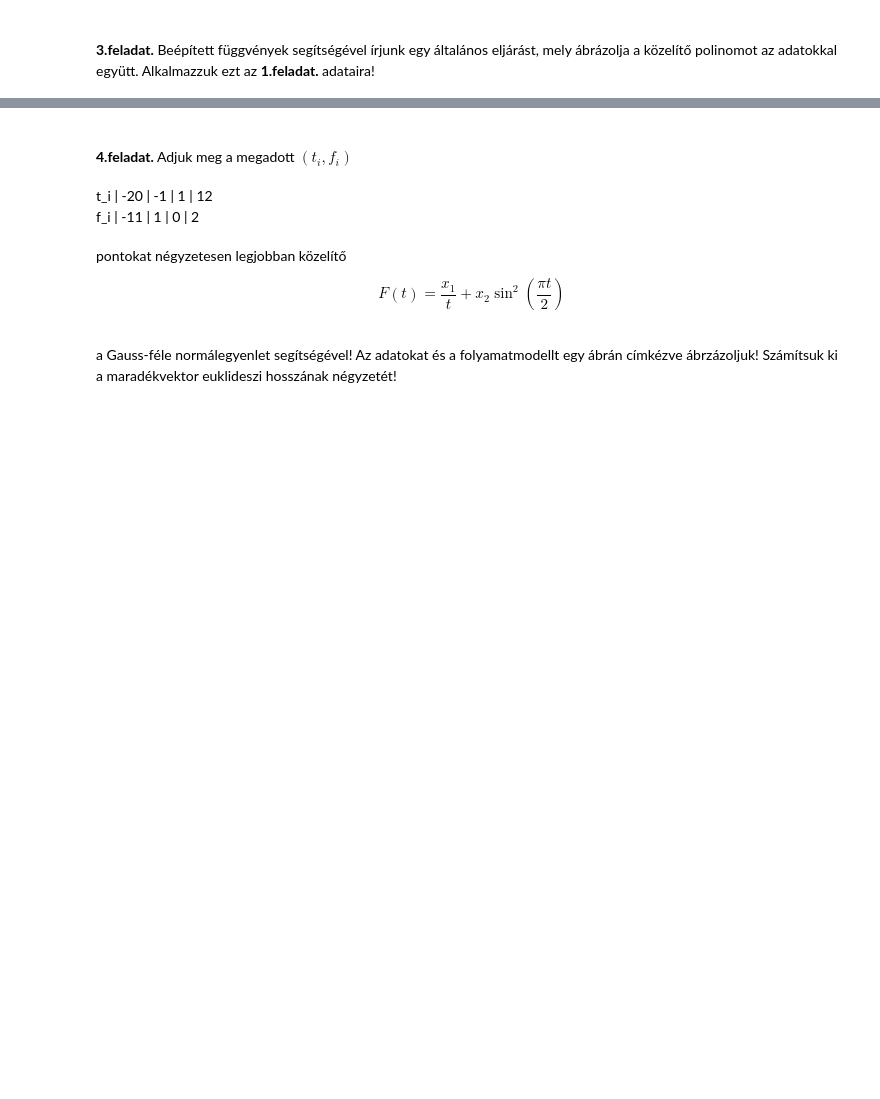
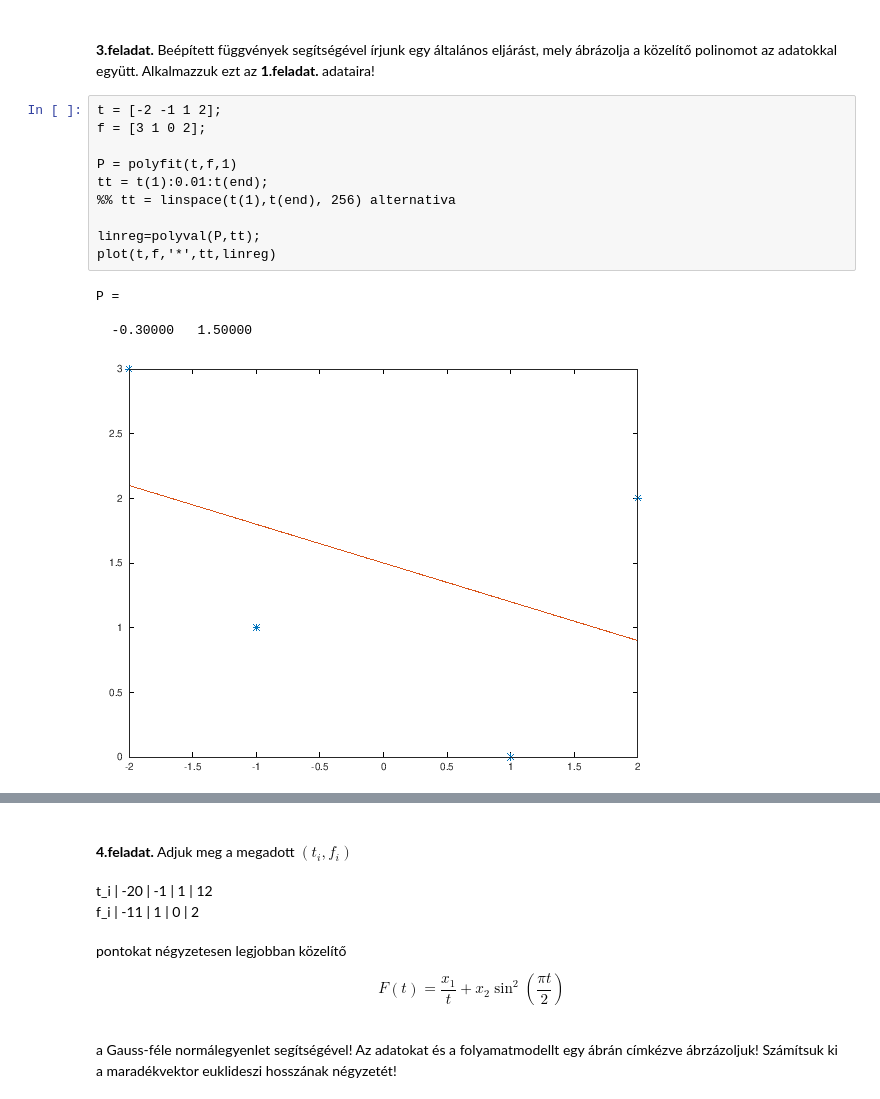
Before and after one commit to feipaat/NumerikusMatematika_DE, a Jupyter notebook: Gyakorlat/Blokk_3/5.feladatsor.ipynb, the cells around one changed output, grey strips where cells are left out. Saved outputs shown, nothing was run; the diff lists cells and outputs as text; blank space fills up the shorter version.

```diff
--- a/Gyakorlat/Blokk_3/5.feladatsor.ipynb
+++ b/Gyakorlat/Blokk_3/5.feladatsor.ipynb
@@ -37,3 +137,18 @@ J_parabola =  0.10000
 # %% [markdown]
 <br>
 <b>3.feladat.</b> Beépített függvények segítségével írjunk egy általános eljárást, mely ábrázolja a közelítő polinomot az adatokkal együtt. Alkalmazzuk ezt az <b>1.feladat.</b> adataira!
+# %%
+t = [-2 -1 1 2];
+f = [3 1 0 2];
+
+P = polyfit(t,f,1)
+tt = t(1):0.01:t(end);
+%% tt = linspace(t(1),t(end), 256) alternativa
+
+linreg=polyval(P,tt);
+plot(t,f,'*',tt,linreg)
+# %% [output]
+P =
+
+  -0.30000   1.50000
+[figure, added]
```
Also changed, not shown: parts of 22 cells of this notebook, 1 other file.
